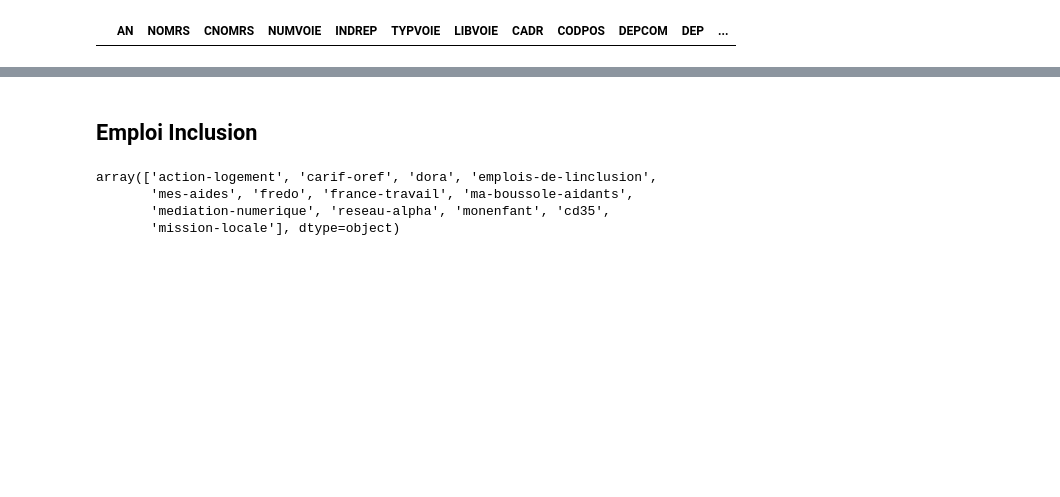
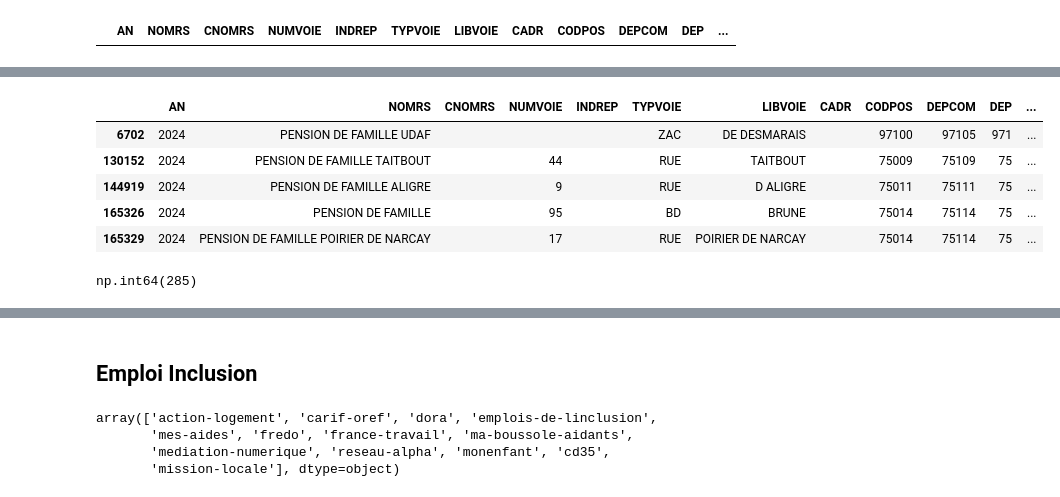
Before and after one commit to jbesan/13_odis_stream2, a Jupyter notebook: notebooks/odis_check_data.ipynb, the cells around one changed output, grey strips where cells are left out. Saved outputs shown, nothing was run; the diff lists cells and outputs as text; code cells hidden in the pictures; blank space fills up the shorter version.

```diff
--- a/notebooks/odis_check_data.ipynb
+++ b/notebooks/odis_check_data.ipynb
@@ -444,0 +532,17 @@ autre_hebergement = bpe[bpe['TYPEQU']=="D710"]
+# %%
+pensionsf = bpe[
+    (bpe['TYPEQU']=="D710")
+    & ((bpe.NOMRS.str.contains('pension', regex=False, case=False, na=False)))# | (bpe.NOMRS.str.contains('foyer jeunes travailleurs', regex=False, case=False, na=False)))
+]
+pensionsf.head()
+# %% [output]
+|  | AN | NOMRS | CNOMRS | NUMVOIE | INDREP | TYPVOIE | LIBVOIE | CADR | CODPOS | DEPCOM | DEP | ... |
+| 6702 | 2024 | PENSION DE FAMILLE UDAF |  |  |  | ZAC | DE DESMARAIS |  | 97100 | 97105 | 971 | ... |
+| 130152 | 2024 | PENSION DE FAMILLE TAITBOUT |  | 44 |  | RUE | TAITBOUT |  | 75009 | 75109 | 75 | ... |
+| 144919 | 2024 | PENSION DE FAMILLE ALIGRE |  | 9 |  | RUE | D ALIGRE |  | 75011 | 75111 | 75 | ... |
+| 165326 | 2024 | PENSION DE FAMILLE |  | 95 |  | BD | BRUNE |  | 75014 | 75114 | 75 | ... |
+| 165329 | 2024 | PENSION DE FAMILLE POIRIER DE NARCAY |  | 17 |  | RUE | POIRIER DE NARCAY |  | 75014 | 75114 | 75 | ... |
+# %%
+pensionsf['NOMRS'].count()
+# %% [output]
+np.int64(285)
```
Also changed, not shown: parts of 12 cells of this notebook, 38 other files.
